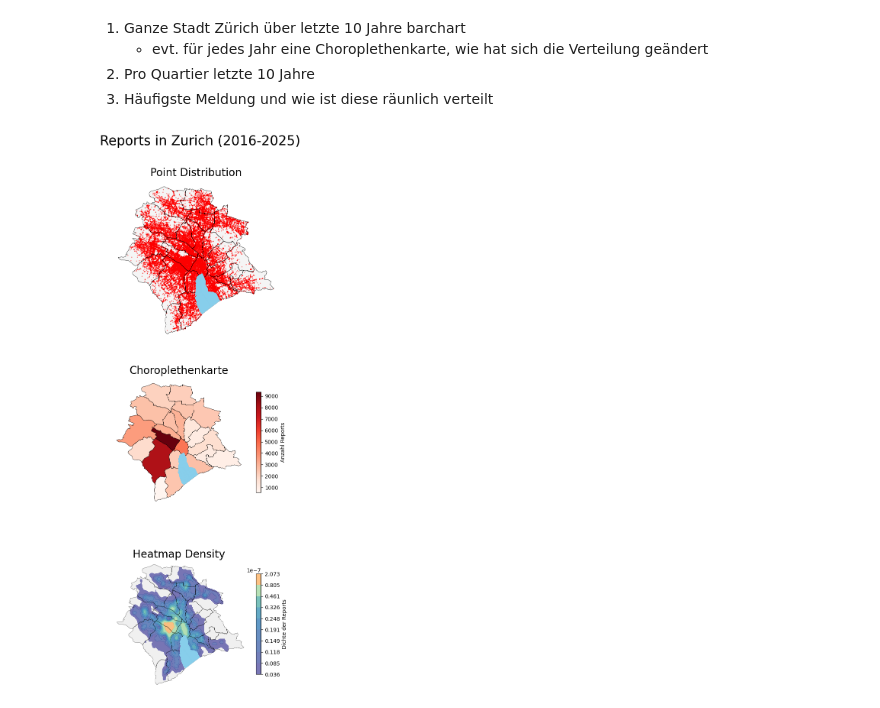
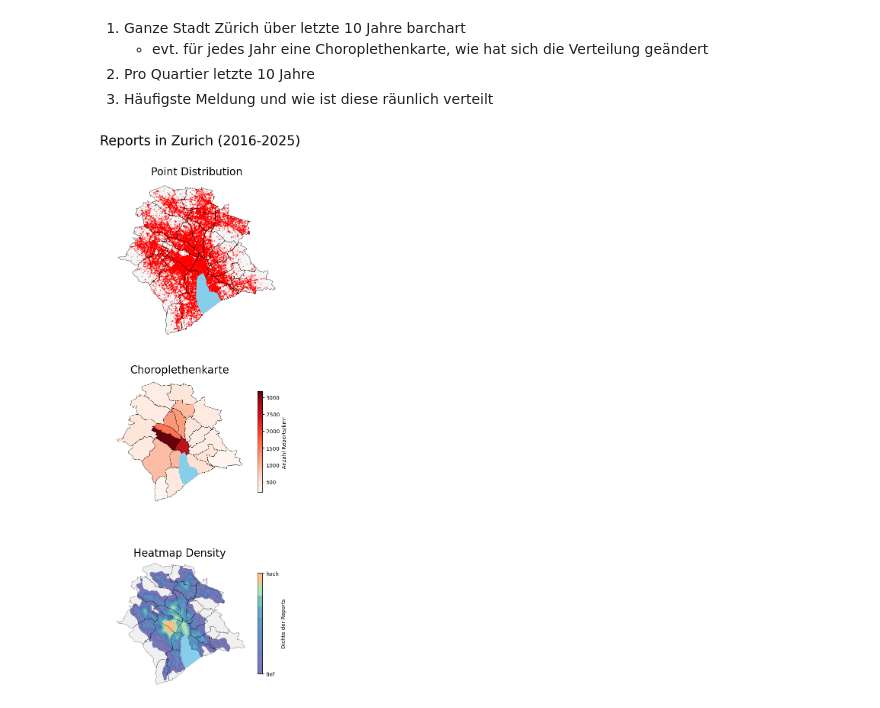
Before and after one commit to fabianott/sds210_project, a Jupyter notebook: notebooks/spatial_analysis.ipynb, the cells around one changed output. Cells and saved outputs as stored; diff of their text form; code cells hidden in the pictures.

```diff
--- a/notebooks/spatial_analysis.ipynb
+++ b/notebooks/spatial_analysis.ipynb
@@ -46,50 +46,65 @@ axs[0].axis("off")
 axs[0].set_title("Point Distribution", fontsize=20)
 
 # 2. Choroplethenkarte
+# Fläche in km^2 der Quartiere berechnen für Normierung
+quartiere_gdf["area_km2"] = quartiere_gdf.geometry.area / 1_000_000
+
 # Spatial Join
 reports_quartiere_gdf = gpd.sjoin(reports_gdf, quartiere_gdf, how="inner", predicate="within")
 report_counts = reports_quartiere_gdf.groupby("name").size().reset_index(name="count")
 quartiere_counts_gdf = quartiere_gdf.merge(report_counts, on="name", how="left")
 
+# Normierung
+quartiere_counts_gdf["density"] = quartiere_counts_gdf["count"] / quartiere_counts_gdf["area_km2"]
+
 # Chorplethenkarte erstellen
 lakes_gdf.plot(ax=axs[1], color="skyblue",zorder=2)
 
 quartiere_counts_gdf.plot(
-    column="count",
+    column="density",
     cmap="Reds",
     legend=True,
-    legend_kwds={'label': "Anzahl Reports", 'orientation': "vertical", "shrink": 0.6},
+    legend_kwds={'label': "Anzahl Reports/km² ", 'orientation': "vertical", "shrink": 0.6},
     edgecolor="black",
     linewidth=0.5,
     ax=axs[1],
     zorder=1
 )
 
 axs[1].set_title("Choroplethenkarte", fontsize=20)
 axs[1].axis("off")
 
 # 3. Heatmap (Kernel Density Estimate)
 quartiere_gdf.plot(ax=axs[2], color="#f0f0f0", edgecolor="none")
 
 sns.kdeplot(
     x=reports_gdf.e, y=reports_gdf.n,
     ax=axs[2],
     cmap="Spectral_r",
     fill=True,
     thresh=0.05, # ab welcher Dichte die Heatmap angezeigt wird (> 5% des maximalen Wertes)
     alpha=0.8,
     cbar=True,
     cbar_kws={"label": "Dichte der Reports", "orientation": "vertical", "shrink": 0.6},
     bw_adjust=0.5  # Beeinflusst, wie glatt die Heatmap ist
 )
 
+# Colorbar Skala ändern
+cbar = axs[2].collections[-1].colorbar
+
+vmin, vmax = cbar.ax.get_ylim()
+cbar.set_ticks([vmin, vmax])
+
+# Die Zahlen durch Text ersetzen
+cbar.set_ticklabels(["tief", "hoch"])
+
 lakes_gdf.plot(ax=axs[2], color = "skyblue", zorder= 2)
 quartiere_gdf.boundary.plot(ax=axs[2], color="black", linewidth=0.5, alpha=0.6, zorder=1) # only the boundaries
 
 axs[2].axis("off")
 axs[2].set_title("Heatmap Density", fontsize=20)
 
 plt.tight_layout() # that they don't overlap
 plt.show()
 # %% [output]
-[figure, old version]
+[figure, new version]
```
Also changed, not shown: parts of 1 cell of this notebook.
